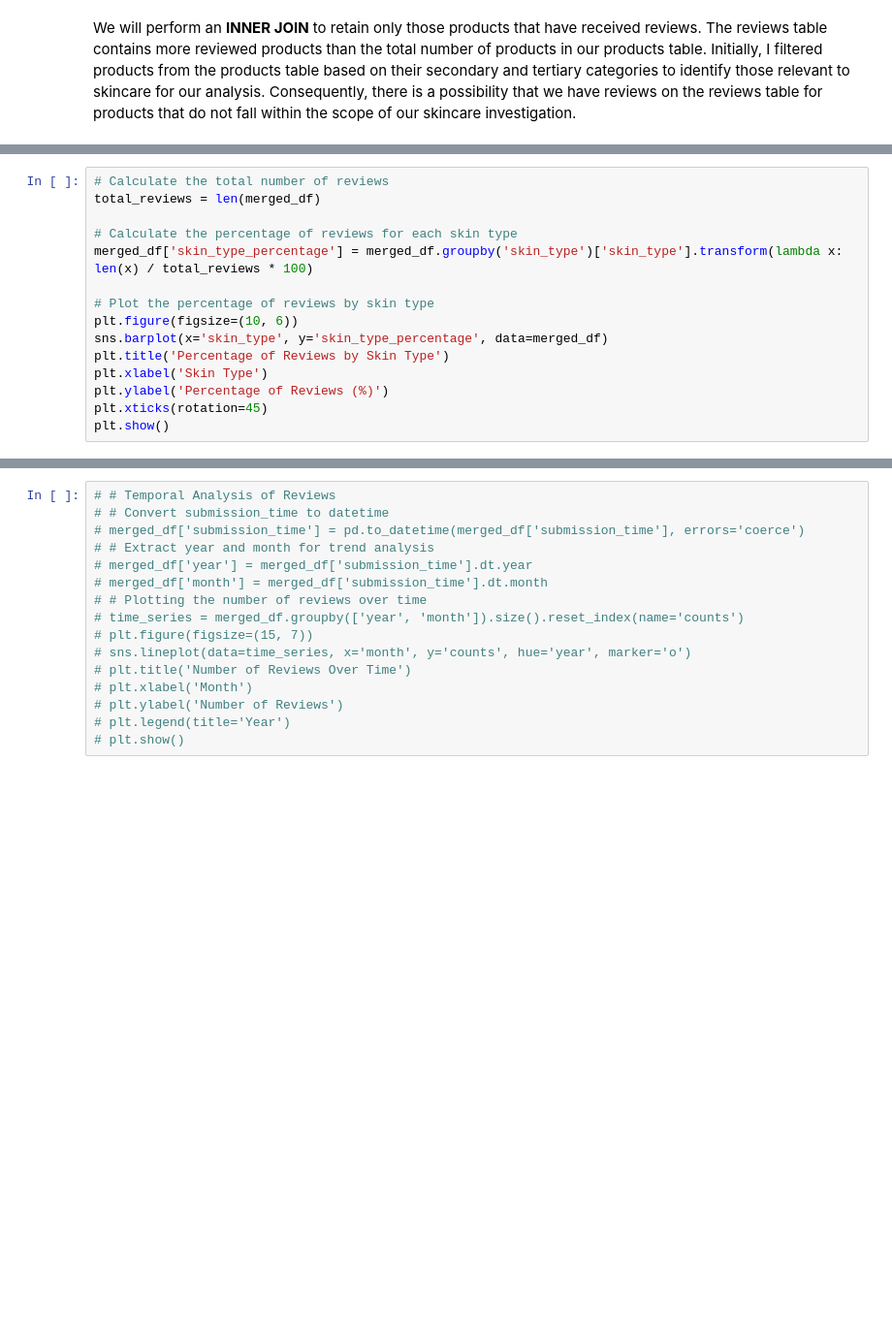
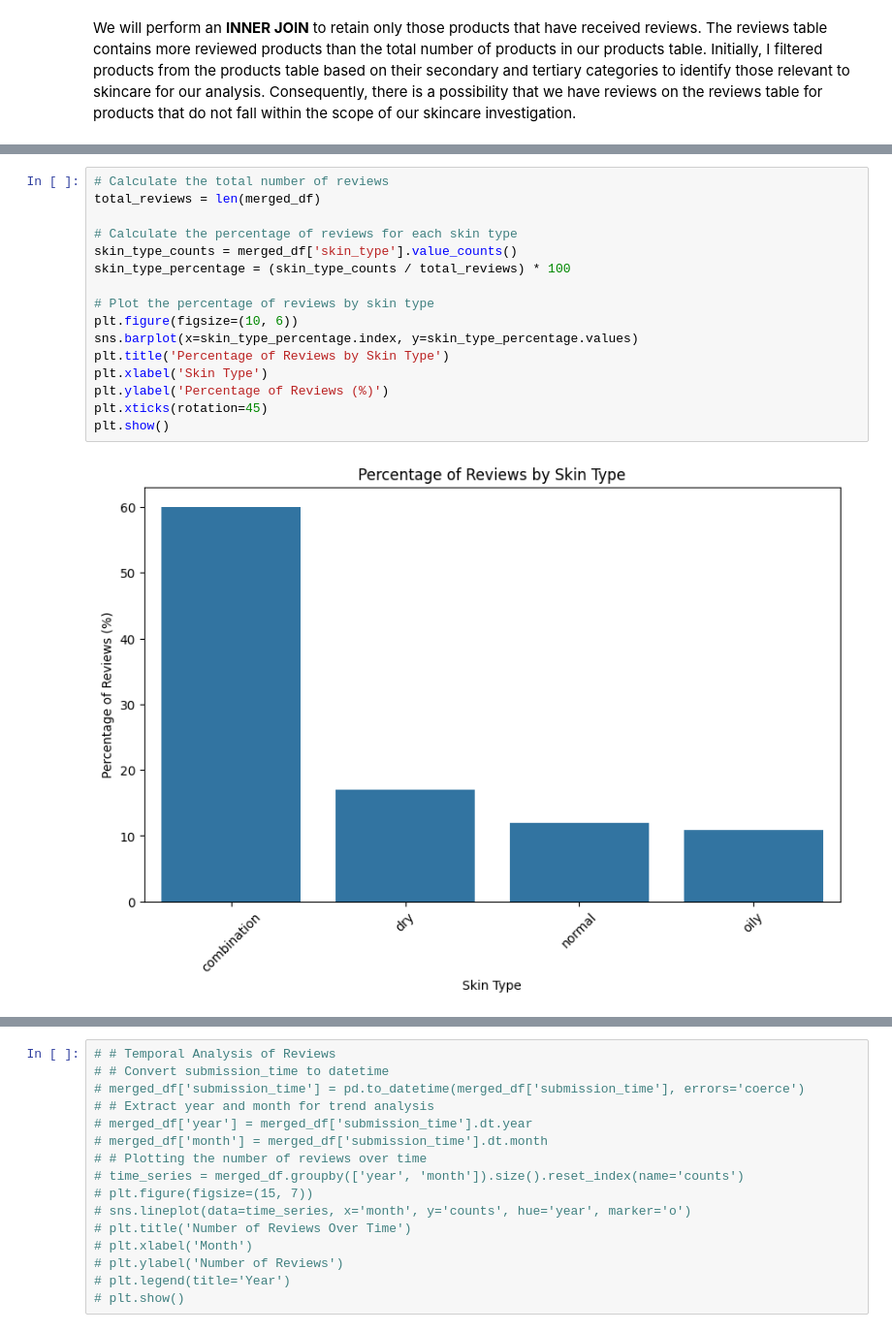
Before and after one commit to vsancnaj/Skincare-Efficacy-Predictor, a Jupyter notebook: SkincareCapstone.ipynb, the cells around one changed output, grey strips where cells are left out. Shown at 97% size. Drawn from its saved outputs; the diff is of its cells as text; blank space fills up the shorter version.

```diff
--- a/SkincareCapstone.ipynb
+++ b/SkincareCapstone.ipynb
@@ -202,18 +351,21 @@ percent_missing.sort_values(ascending=False)
 # %%
 # Calculate the total number of reviews
 total_reviews = len(merged_df)
 
 # Calculate the percentage of reviews for each skin type
-merged_df['skin_type_percentage'] = merged_df.groupby('skin_type')['skin_type'].transform(lambda x: len(x) / total_reviews * 100)
+skin_type_counts = merged_df['skin_type'].value_counts()
+skin_type_percentage = (skin_type_counts / total_reviews) * 100
 
 # Plot the percentage of reviews by skin type
 plt.figure(figsize=(10, 6))
-sns.barplot(x='skin_type', y='skin_type_percentage', data=merged_df)
+sns.barplot(x=skin_type_percentage.index, y=skin_type_percentage.values)
 plt.title('Percentage of Reviews by Skin Type')
 plt.xlabel('Skin Type')
 plt.ylabel('Percentage of Reviews (%)')
 plt.xticks(rotation=45)
 plt.show()
+# %% [output]
+[figure, added]
 # %%
 numerical_cols = ['loves_count', 'average_rating', 'num_reviews', 'original_price_usd']
 
```
Also changed, not shown: parts of 59 cells of this notebook.
